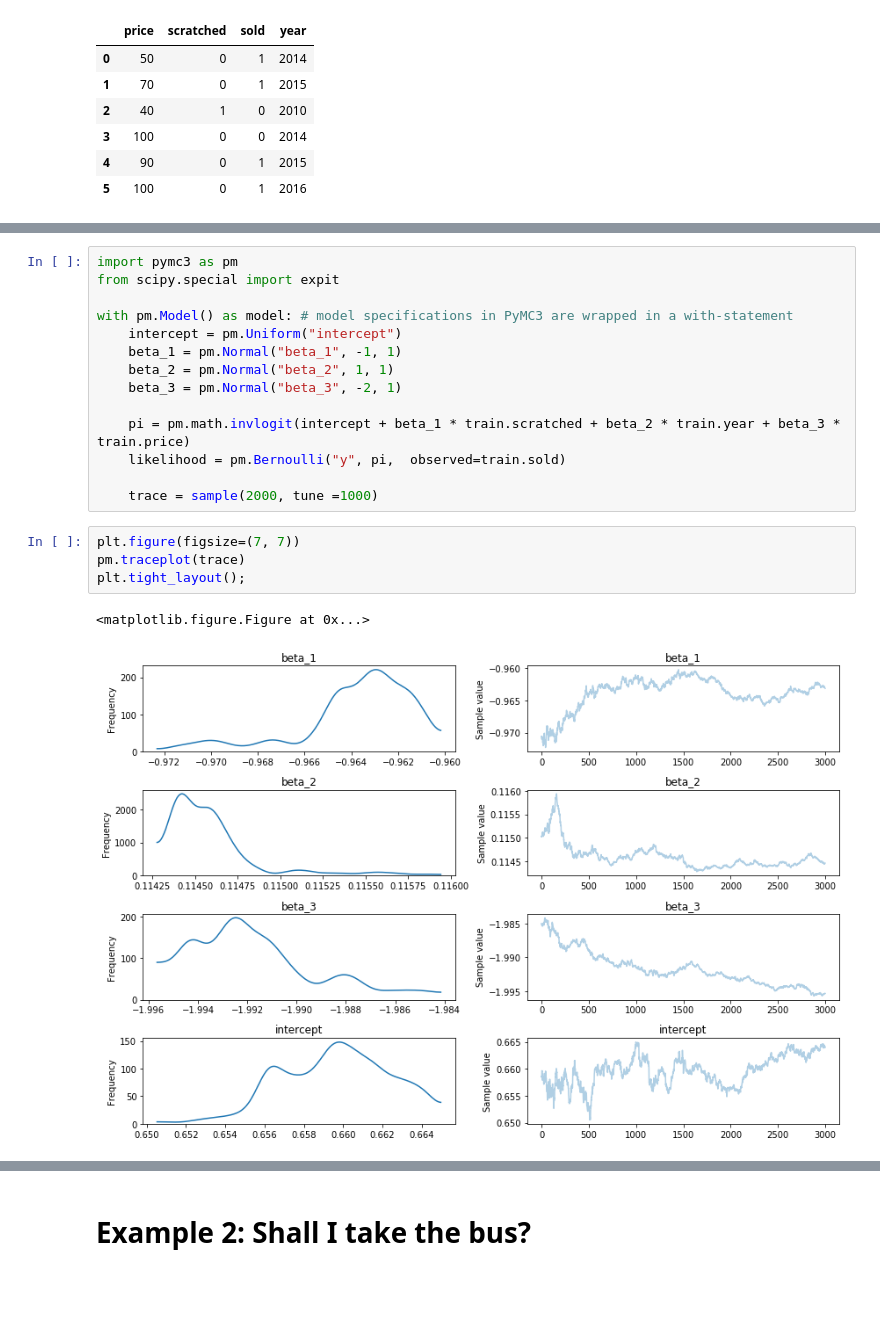
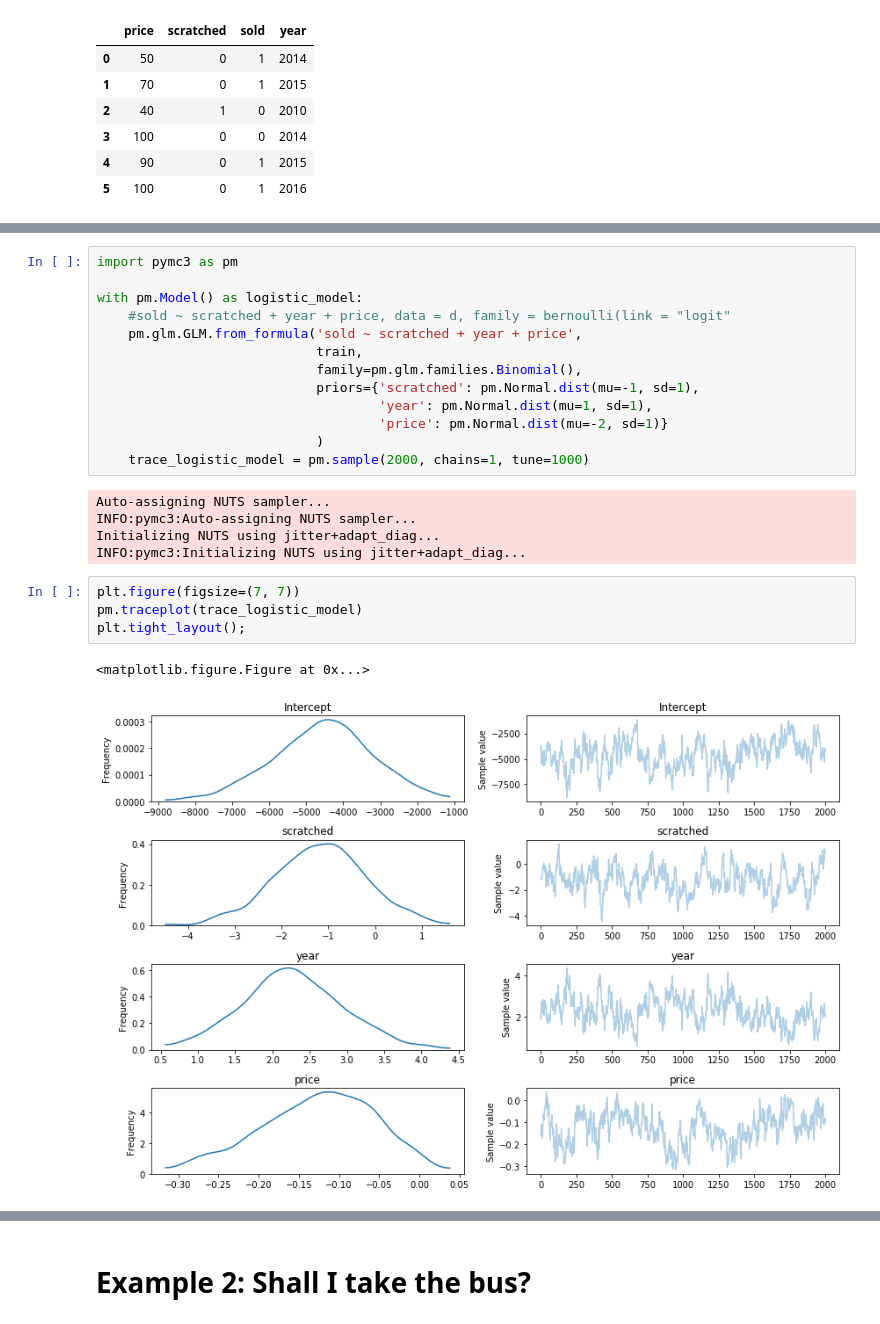
Before and after one commit to 8gradplus/baysian_decision_theory, a Jupyter notebook: simple_decision.ipynb, the cells around one changed output, grey strips where cells are left out. Saved outputs shown, nothing was run; the diff lists cells and outputs as text; blank space fills up the shorter version.

```diff
--- a/simple_decision.ipynb
+++ b/simple_decision.ipynb
@@ -41,24 +46,28 @@ $$\beta_2 \sim \mathcal N(-2, 1) $$
 * Instead of year take feature "years old"
 * Include interaction terms
 * Use GLM syntax
-# %%
-import pymc3 as pm
-from scipy.special import expit
-
-with pm.Model() as model: # model specifications in PyMC3 are wrapped in a with-statement
-    intercept = pm.Uniform("intercept")
-    beta_1 = pm.Normal("beta_1", -1, 1)
-    beta_2 = pm.Normal("beta_2", 1, 1)
-    beta_3 = pm.Normal("beta_3", -2, 1)
-
-    pi = pm.math.invlogit(intercept + beta_1 * train.scratched + beta_2 * train.year + beta_3 * train.price)
-    likelihood = pm.Bernoulli("y", pi,  observed=train.sold)
-
-    trace = sample(2000, tune =1000)
+# %%
+import pymc3 as pm
+
+with pm.Model() as logistic_model:
+    #sold ~ scratched + year + price, data = d, family = bernoulli(link = "logit"
+    pm.glm.GLM.from_formula('sold ~ scratched + year + price',
+                            train,
+                            family=pm.glm.families.Binomial(),
+                            priors={'scratched': pm.Normal.dist(mu=-1, sd=1),
+                                    'year': pm.Normal.dist(mu=1, sd=1),
+                                    'price': pm.Normal.dist(mu=-2, sd=1)}
+                            )
+    trace_logistic_model = pm.sample(2000, chains=1, tune=1000)
+# %% [output]
+Auto-assigning NUTS sampler...
+INFO:pymc3:Auto-assigning NUTS sampler...
+Initializing NUTS using jitter+adapt_diag...
+INFO:pymc3:Initializing NUTS using jitter+adapt_diag...
 # %%
 plt.figure(figsize=(7, 7))
-pm.traceplot(trace)
+pm.traceplot(trace_logistic_model)
 plt.tight_layout();
 # %% [output]
 <matplotlib.figure.Figure at 0x...>
-[figure, old version]
+[figure, new version]
```
Also changed, not shown: parts of 4 cells of this notebook.
